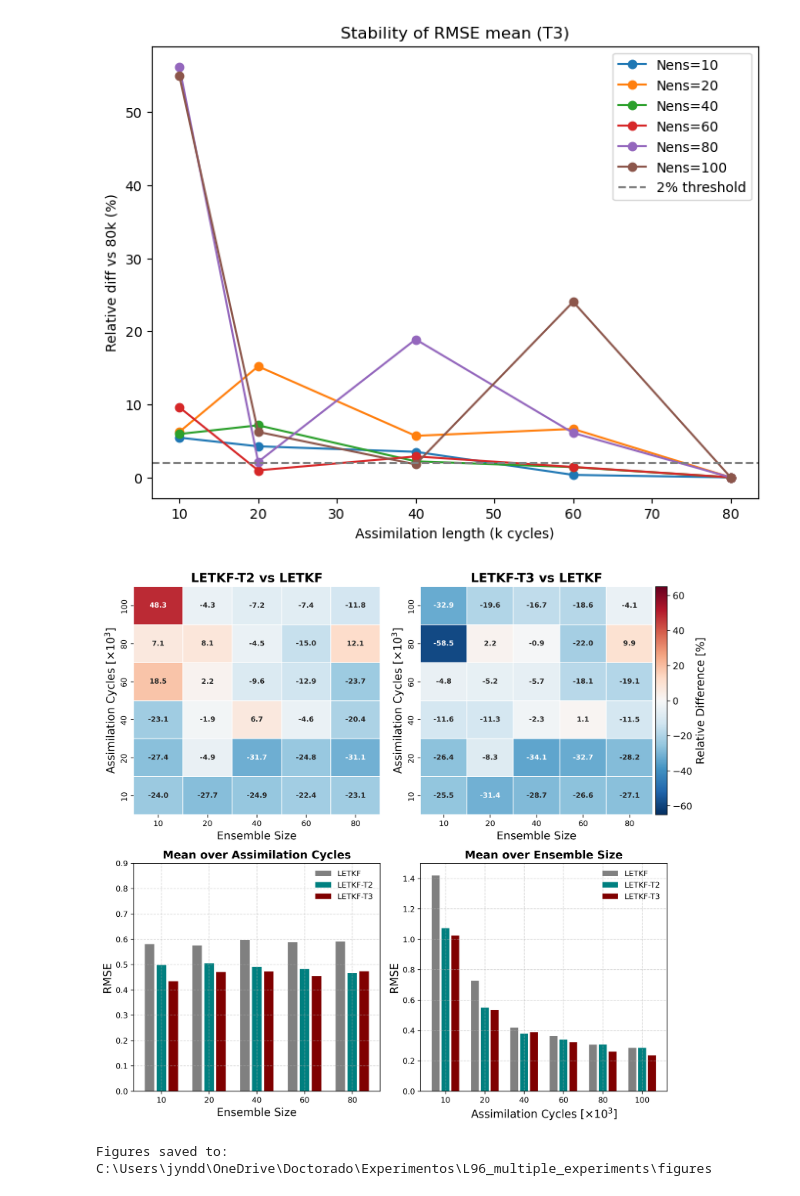
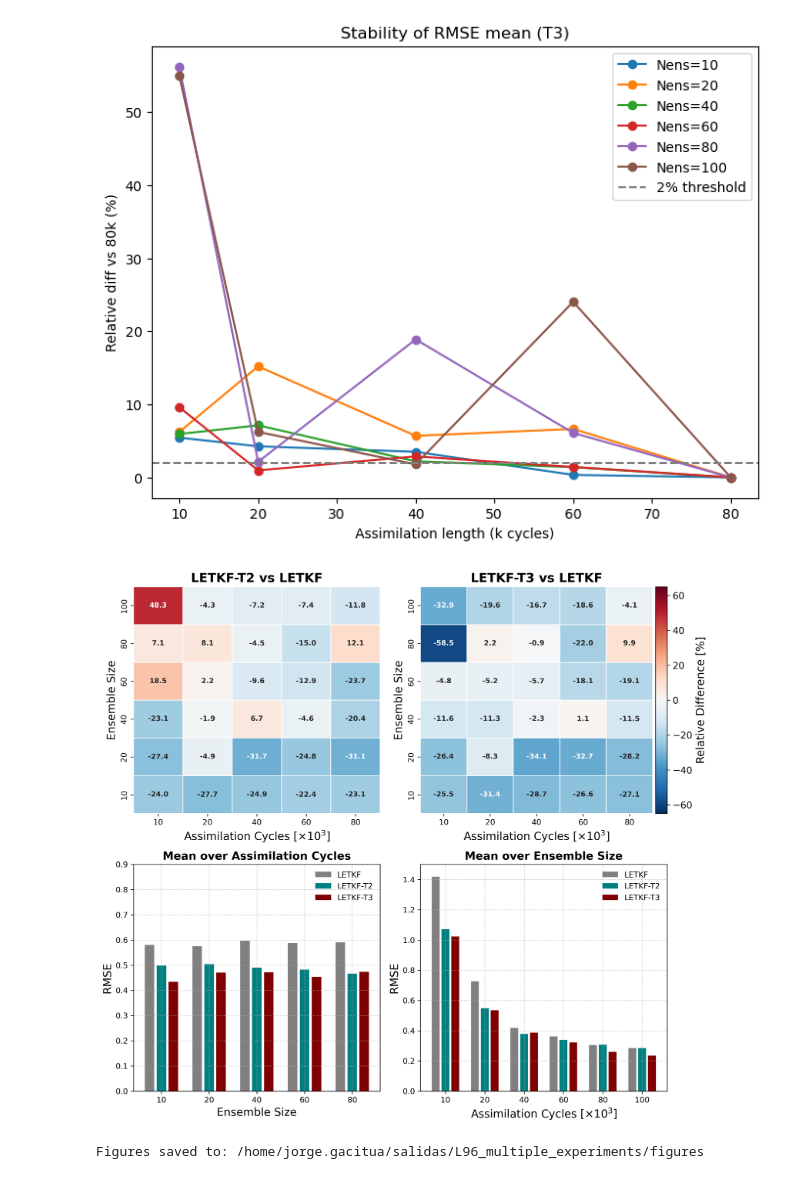
Before and after one commit to jgacituag/L96_multiple_experiments, a Jupyter notebook: codes_figures/test_plot_assim_cycles.ipynb, the cells around one changed output. Cells and saved outputs as stored; diff of their text form; code cells hidden in the pictures.

```diff
--- a/codes_figures/test_plot_assim_cycles.ipynb
+++ b/codes_figures/test_plot_assim_cycles.ipynb
@@ -52,7 +52,7 @@ def smooth_filter(arr, size=5):
 
     return result
 # %%
-work_place = "ubuntu" # 'hydra', 'ubuntu' or 'win'
+work_place = "hydra" # 'hydra', 'ubuntu' or 'win'
 if work_place == 'hydra':
     base_path = r'/home/jorge.gacitua/salidas/L96_multiple_experiments/data/LETKF'
     output_dir = r'/home/jorge.gacitua/salidas/L96_multiple_experiments/figures'
@@ -321,40 +303,40 @@ hm_t2 = sns.heatmap(pct_t2.T, annot=True, fmt=".1f", cmap="RdBu_r", center=0,
                     ax=axes[0], cbar=False, linewidths=.5, annot_kws={"fontsize": 9, "fontweight": "bold"})
 
 axes[0].set_title("LETKF-T2 vs LETKF", fontsize=16, fontweight='bold')
-axes[0].set_xlabel("Ensemble Size", fontsize=14)
-axes[0].set_ylabel("Assimilation Cycles $[\\times 10^3]$", fontsize=14)
+axes[0].set_ylabel("Ensemble Size", fontsize=14)
+axes[0].set_xlabel("Assimilation Cycles $[\\times 10^3]$", fontsize=14)
 axes[0].invert_yaxis()
 
 # Panel 4 – Heatmap T3 vs LETKF
 hm_t3 = sns.heatmap(pct_t3.T, annot=True, fmt=".1f", cmap="RdBu_r", center=0,
                     vmin=vmin, vmax=vmax, xticklabels=assim_labels, yticklabels=nens_labels,
                     ax=axes[1], cbar=False, linewidths=.5, annot_kws={"fontsize": 9, "fontweight": "bold"})
 
 axes[1].set_title("LETKF-T3 vs LETKF", fontsize=16, fontweight='bold')
-axes[1].set_xlabel("Ensemble Size", fontsize=14)
-axes[1].set_ylabel("Assimilation Cycles $[\\times 10^3]$", fontsize=14)
+axes[1].set_ylabel("Ensemble Size", fontsize=14)
+axes[1].set_xlabel("Assimilation Cycles $[\\times 10^3]$", fontsize=14)
 axes[1].invert_yaxis()
 
 # Add shared colorbar
 divider = make_axes_locatable(axes[1])
 cax = divider.append_axes("right", size="5%", pad=0.05)
 cbar = fig.colorbar(hm_t3.collections[0], cax=cax)
 cbar.set_label("Relative Difference [%]", fontsize=14)
 cbar.ax.tick_params(labelsize=12)
 
 plt.tight_layout()
 
 # Save
 os.makedirs(output_dir, exist_ok=True)
 figname = f"Figure_compare_Freq{Freq}_Den{Den}_ObsErr{ObseErr}_{gec}"
 #plt.savefig(os.path.join(output_dir, f"{figname}.pdf"), dpi=300, bbox_inches='tight')
 #plt.savefig(os.path.join(output_dir, f"{figname}.png"), dpi=300, bbox_inches='tight')
 plt.show()
 
 print("Figures saved to:", output_dir)
 # %% [output]
-[figure, old version]
+[figure, new version]
-Figures saved to: C:\Users\jyndd\OneDrive\Doctorado\Experimentos\L96_multiple_experiments\figures
+Figures saved to: /home/jorge.gacitua/salidas/L96_multiple_experiments/figures
 # %%
 import matplotlib.pyplot as plt
 import numpy as np
```
Also changed, not shown: parts of 6 cells of this notebook, 42 other files.
